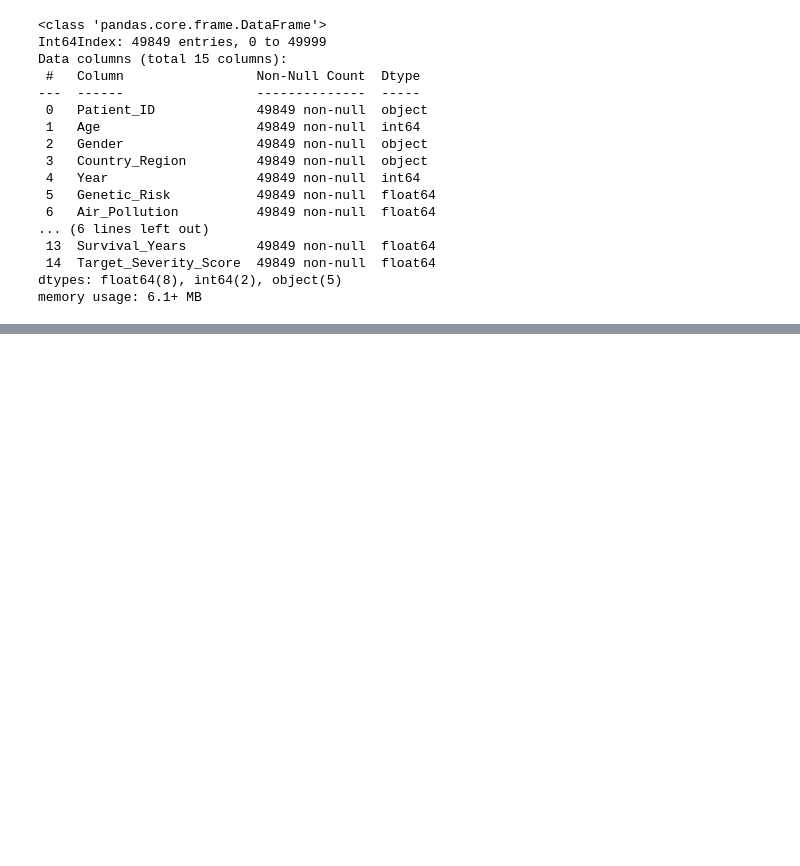
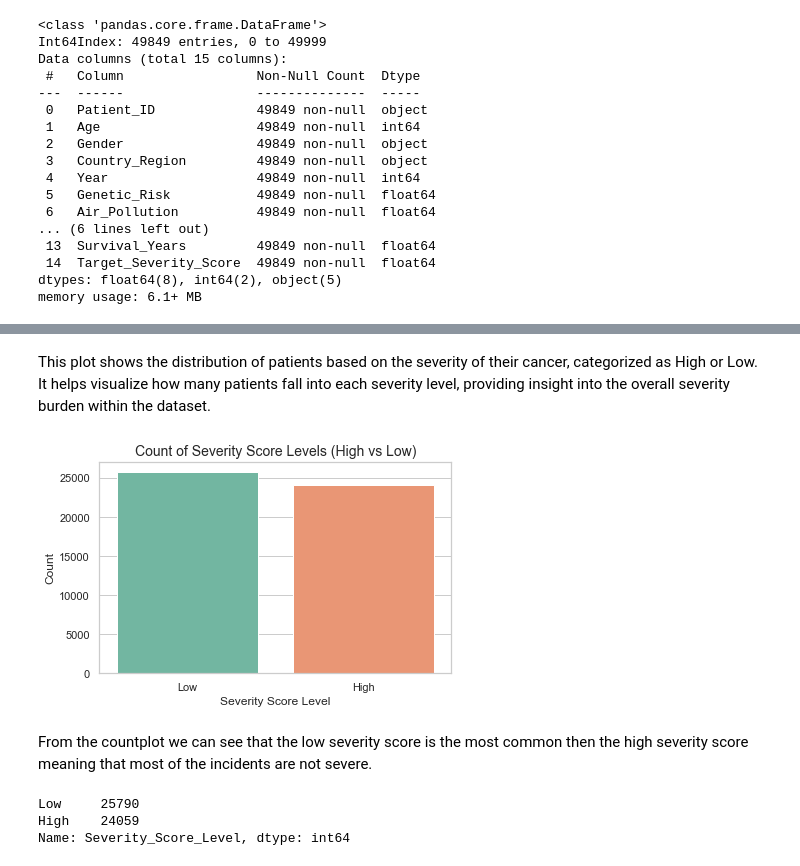
Before and after one commit to Lyster-01/phase3project, a Jupyter notebook: student.ipynb, the cells around one changed output, grey strips where cells are left out. Drawn from its saved outputs; the diff is of its cells as text; code cells hidden in the pictures; blank space fills up the shorter version.

```diff
--- a/student.ipynb
+++ b/student.ipynb
@@ -196,0 +265,29 @@ memory usage: 6.1+ MB
+# %% [markdown]
+This plot shows the distribution of patients based on the severity of their cancer, categorized as High or Low. It helps visualize how many patients fall into each severity level, providing insight into the overall severity burden within the dataset.
+# %%
+
+
+# Set the plot style
+sns.set(style="whitegrid")
+
+# Plot the count of High and Low severity levels
+plt.figure(figsize=(6, 4))
+sns.countplot(x='Severity_Score_Level', data=df, palette='Set2')
+
+# Add titles and labels
+plt.title('Count of Severity Score Levels (High vs Low)', fontsize=14)
+plt.xlabel('Severity Score Level')
+plt.ylabel('Count')
+plt.tight_layout()
+plt.show()
+# %% [output]
+[figure, added]
+# %% [markdown]
+From the countplot we can see that the low severity score is the most common then the high severity score meaning that most of the incidents are not severe.
+# %%
+#checking the value counts of the Severity score levels
+df["Severity_Score_Level"].value_counts()
+# %% [output]
+Low     25790
+High    24059
+Name: Severity_Score_Level, dtype: int64
```
Also changed, not shown: parts of 28 cells of this notebook.
